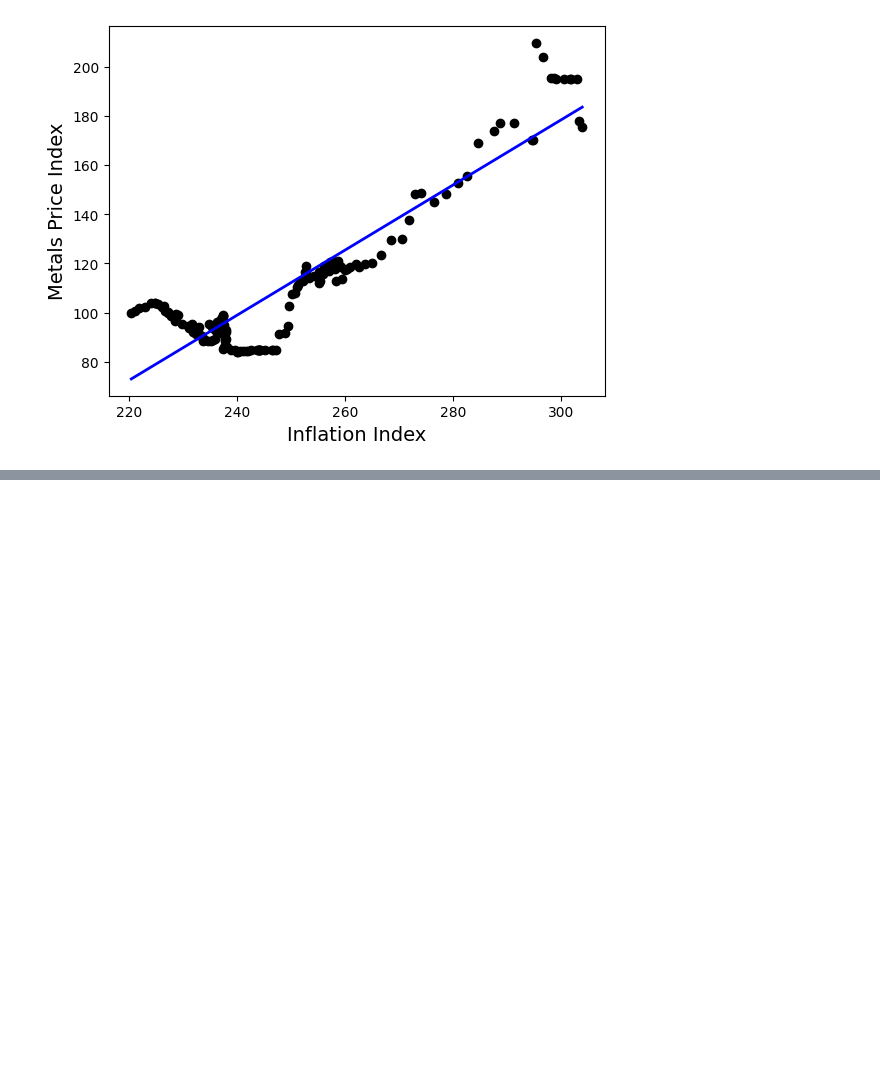
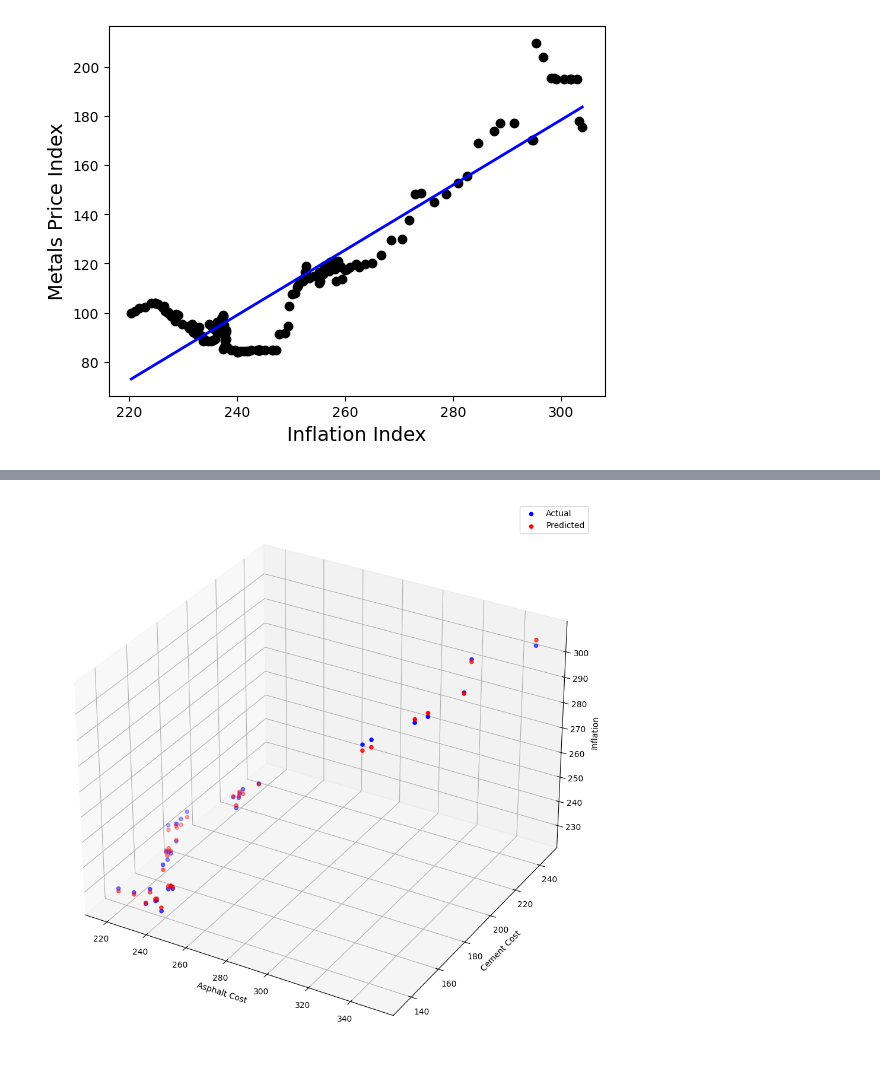
Before and after one commit to baschoff/Data-Science-Project, a Jupyter notebook: Regression.ipynb, the cells around one changed output, grey strips where cells are left out. Cells and saved outputs as stored; diff of their text form; code cells hidden in the pictures; blank space fills up the shorter version.

```diff
--- a/Regression.ipynb
+++ b/Regression.ipynb
@@ -9,10 +9,15 @@ from google.colab import drive
 import pandas as pd
 import matplotlib.pyplot as plt
 import numpy as np
+from sklearn.metrics import mean_squared_error, r2_score, mean_absolute_error, accuracy_score, classification_report, confusion_matrix
+from sklearn.model_selection import train_test_split
 import seaborn as sns
 from sklearn import linear_model
+from functools import reduce
+from mpl_toolkits.mplot3d import Axes3D
 from sklearn.linear_model import LinearRegression
-from sklearn.feature_selection import r_regression
+
+!git clone https://github.com/baschoff/Data-Science-Project.git
 
 Zillow = pd.read_csv('/content/Data-Science-Project/Datasets/ZHVI.csv')
 ComRealPri = pd.read_csv('/content/Data-Science-Project/Datasets/Commercial Real Estate.csv')
@@ -25,6 +30,15 @@ PPI_Cement = pd.read_csv('/content/Data-Science-Project/Datasets/PPI-Cement+Conc
 PPI_Plumbing = pd.read_csv('/content/Data-Science-Project/Datasets/PPI-Plumbing.csv')
 PPI_Metals = pd.read_csv('/content/Data-Science-Project/Datasets/PPI-Metal.csv')
 
+PPI_Glass.rename(columns = {"PCU3272132721": "Price"}, inplace = True)
+PPI_Lumber.rename(columns = {"WPU08": "Price"}, inplace = True)
+PPI_Asphalt.rename(columns = {"PCU324122324122": "Price"}, inplace = True)
+PPI_Cement.rename(columns = {"PCU32733273": "Price"}, inplace = True)
+PPI_Plumbing.rename(columns = {"PCU332913332913": "Price"}, inplace = True)
+PPI_Metals.rename(columns = {"WPU10170502": "Price"}, inplace = True)
+StickyPrice.rename(columns = {"CORESTICKM159SFRBATL" : "Value"}, inplace = True)
+ComRealPri.rename(columns = {"COMREPUSQ159N" : "Value"}, inplace = True)
+Zillow.rename(columns = {"Unnamed: 0": "Date"}, inplace = True)
 
 cN = PPI_Glass.columns.tolist()
 cN1 = PPI_Lumber.columns.tolist()
@@ -36,3 +50,5 @@ cN6 = Inflation.columns.tolist()
 cN7 = StickyPrice.columns.tolist()
 cN8 = ComRealPri.columns.tolist()
 cN9 = Zillow.columns.tolist()
+
+#print(PPI_Glass) #Debugging Print Statement
@@ -189,0 +281,15 @@ Text(0, 0.5, 'Metals Price Index')
+# %%
+fig = plt.figure(figsize=(20, 12))
+
+ax = fig.add_subplot(111, projection='3d')
+
+ax.scatter(X_test['Asphalt$'], X_test['Cement$'], y_test, c='blue', marker='o', label='Actual')
+ax.scatter(X_test['Asphalt$'], X_test['Cement$'], y_pred, c='red', marker='o', label='Predicted')
+ax.set_xlabel('Asphalt Cost')
+ax.set_ylabel('Cement Cost')
+ax.set_zlabel('Inflation')
+ax.legend()
+
+plt.show()
+# %% [output]
+[figure, added]
```
Also changed, not shown: parts of 12 cells of this notebook.
